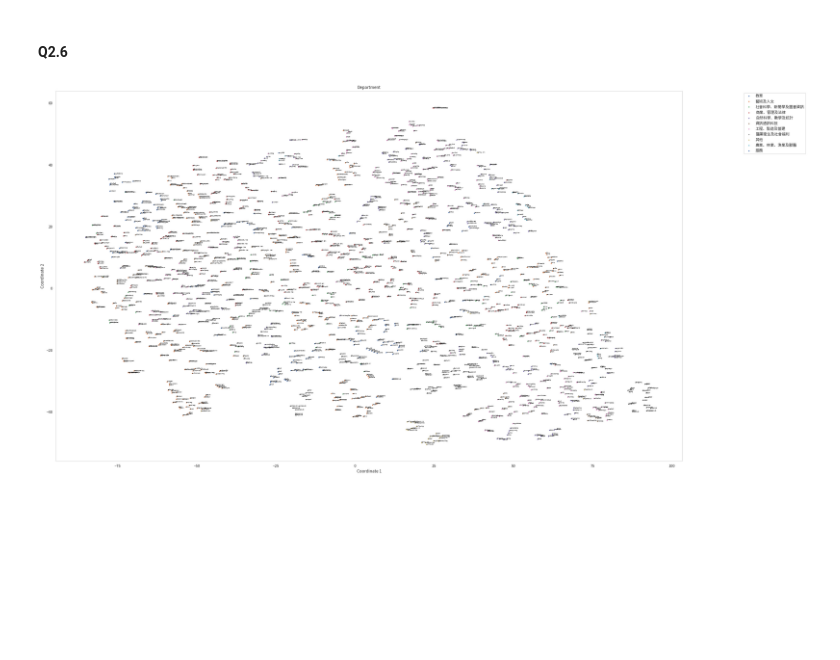
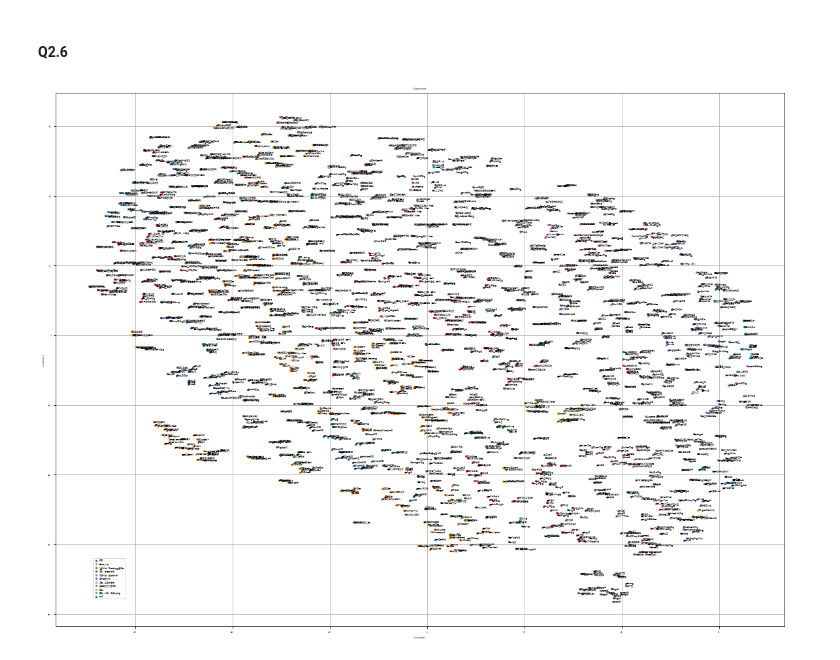
Before and after one commit to shaoyu0966/SLDL, a Jupyter notebook: hw3/hw3.ipynb, the cells around one changed output. Drawn from its saved outputs; the diff is of its cells as text; code cells hidden in the pictures; blank space fills up the shorter version.

Commit message:
fix png size

```diff
--- a/hw3/hw3.ipynb
+++ b/hw3/hw3.ipynb
@@ -803,25 +769,27 @@ t-SNE models with Cosine and Jaccard metric show several clusters. These models
 # %% [markdown]
 #### Q2.6
 # %%
+from matplotlib import pyplot as plt
+
 plt.rcParams['font.family'] = ['Noto Sans CJK JP']
+dep = colname_df['depname'].to_numpy()
+fig = plt.gcf()
+plt.grid(b=None)
+fig.set_size_inches(20, 15)
+
 plt.rcParams['font.size'] = 3
-dep = colname_df['depname'].to_numpy()
-plt.grid(b=None)
-fig = plt.gcf()
-fig.set_size_inches(33, 20)
-
+category = colname_df['category_id'].to_numpy()
 for c in set(category):
     x = proj_tsne_cos[(category == c), 0]
     y = proj_tsne_cos[(category == c), 1]
     plt.scatter(x, y, label=category_levels[c], s=5)
-    plt.title(f'Department')
-    plt.xlabel(f'Coordinate 1')
-    plt.ylabel(f'Coordinate 2')
-    plt.legend(loc='upper right', bbox_to_anchor=(1.2, 1))
-
     for i, txt in enumerate(dep[(category == c)]):
         plt.annotate(txt, (x[i], y[i]))
 
+plt.title(f'Department')
+plt.xlabel(f'Coordinate 1')
+plt.ylabel(f'Coordinate 2')
+plt.legend(loc='lower left', bbox_to_anchor=(0.05, 0.05))
 fig.savefig('Q2_6.png', dpi=300)
 # %% [output]
-[figure, old version]
+[figure, new version]
```
Also changed, not shown: parts of 2 cells of this notebook, 1 other file.
